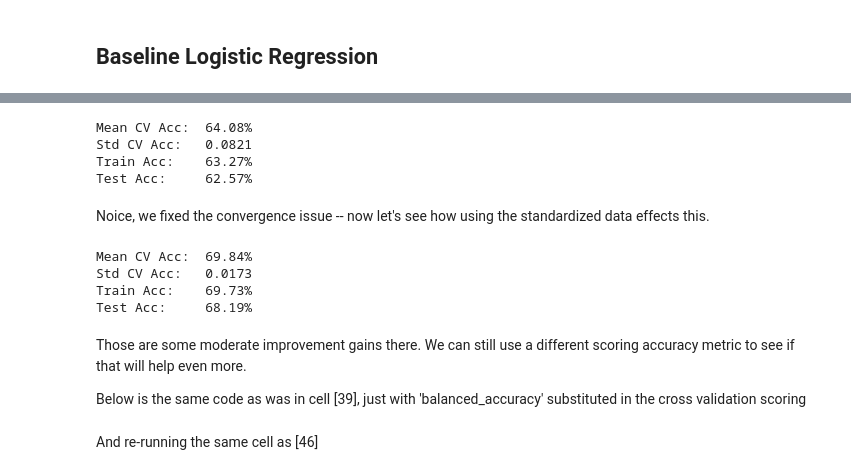
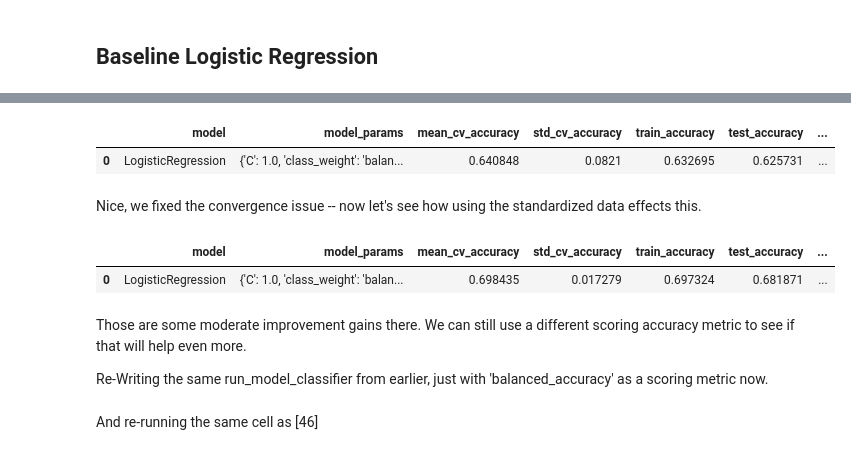
Before and after one commit to LeeMcFarling/AFL_Project, a Jupyter notebook: Modeling/Weekly Assignments/Week_2.ipynb, the cells around one changed output, grey strips where cells are left out. Drawn from its saved outputs; the diff is of its cells as text; code cells hidden in the pictures.

```diff
--- a/Modeling/Weekly Assignments/Week_2.ipynb
+++ b/Modeling/Weekly Assignments/Week_2.ipynb
@@ -343,40 +420,39 @@ Test Acc:     57.95%
 # %%
 # =============================================================================================
 #
 # Parameters chosen from SK Learn Documentation and picked for imbalance.
 # https://scikit-learn.org/stable/modules/generated/sklearn.linear_model.LogisticRegression.html
 # =============================================================================================
 
 params_ = {
     'class_weight' : 'balanced',        # attempt to balance dataset
     'solver': 'saga',                   # Doc said that this solver is better for larger datasets
     'penalty': 'l2',                    # default
     'max_iter' : 50000,                 # Iteratively increased this until Convergence Warnings went away
     'tol': 1e-2,                        # Another convergence warning measure
     'random_state' : 42
 }
-mean_cv_accuracy, std_cv_accuracy, train_accuracy, test_accuracy = run_model_classifier(LogisticRegression,
-                                                                                         X_train,
-                                                                                         y_train,
-                                                                                         X_test,
-                                                                                         y_test,
-                                                                                         n_repeats=5,
-                                                                                         n_jobs=-1,
-                                                                                         **params_
-                                                                                         )
 
+results_df = run_model_classifier(
+    LogisticRegression,
+    X_train,
+    y_train,
+    X_test,
+    y_test,
+    n_repeats=5,
+    n_jobs=-1,
+    run_comment='Baseline Logistic Regression - Convergence Remidiation',
+    return_model=False,
+    concat_results=True,
+    **params_
+    )
 
-print(f"Mean CV Acc:  {mean_cv_accuracy*100:.2f}%")
-print(f"Std CV Acc:   {std_cv_accuracy:.4f}")
-print(f"Train Acc:    {train_accuracy*100:.2f}%")
-print(f"Test Acc:     {test_accuracy*100:.2f}%")
+results_df
 # %% [output]
-Mean CV Acc:  64.08%
-Std CV Acc:   0.0821
-Train Acc:    63.27%
-Test Acc:     62.57%
+|  | model | model_params | mean_cv_accuracy | std_cv_accuracy | train_accuracy | test_accuracy | ... |
+| 0 | LogisticRegression | {'C': 1.0, 'class_weight': 'balan... | 0.640848 | 0.0821 | 0.632695 | 0.625731 | ... |
 # %% [markdown]
-Noice, we fixed the convergence issue -- now let's see how using the standardized data effects this.
+Nice, we fixed the convergence issue -- now let's see how using the standardized data effects this.
 # %%
 # =============================================================================================
 #
@@ -392,30 +468,29 @@ params_ = {
     'tol': 1e-2,
     'random_state' : 42
 }
-mean_cv_accuracy, std_cv_accuracy, train_accuracy, test_accuracy = run_model_classifier(LogisticRegression,
-                                                                                         X_train_Scaled,
-                                                                                         y_train_scaled,
-                                                                                         X_test_scaled,
-                                                                                         y_test_scaled,
-                                                                                         n_repeats=5,
-                                                                                         n_jobs=-1,
-                                                                                         **params_
-                                                                                         )
 
+results_df = run_model_classifier(
+    LogisticRegression,
+    X_train_Scaled,  # Scaled Now :)
+    y_train_scaled,
+    X_test_scaled,
+    y_test_scaled,
+    n_repeats=5,
+    n_jobs=-1,
+    run_comment='Baseline Logistic Regression - Scaled Data',
+    return_model=False,
+    concat_results=True,
+    **params_
+    )
 
-print(f"Mean CV Acc:  {mean_cv_accuracy*100:.2f}%")
-print(f"Std CV Acc:   {std_cv_accuracy:.4f}")
-print(f"Train Acc:    {train_accuracy*100:.2f}%")
-print(f"Test Acc:     {test_accuracy*100:.2f}%")
+results_df
 # %% [output]
-Mean CV Acc:  69.84%
-Std CV Acc:   0.0173
-Train Acc:    69.73%
-Test Acc:     68.19%
+|  | model | model_params | mean_cv_accuracy | std_cv_accuracy | train_accuracy | test_accuracy | ... |
+| 0 | LogisticRegression | {'C': 1.0, 'class_weight': 'balan... | 0.698435 | 0.017279 | 0.697324 | 0.681871 | ... |
 # %% [markdown]
 Those are some moderate improvement gains there. We can still use a different scoring accuracy metric to see if that will help even more.
 
-Below is the same code as was in cell [39], just with 'balanced_accuracy' substituted in the cross validation scoring
+Re-Writing the same run_model_classifier from earlier, just with 'balanced_accuracy' as a scoring metric now.
 # %%
 # =============================================================================================
 # Taken from Mod 3 Week 8:
```
Also changed, not shown: parts of 29 cells of this notebook.
